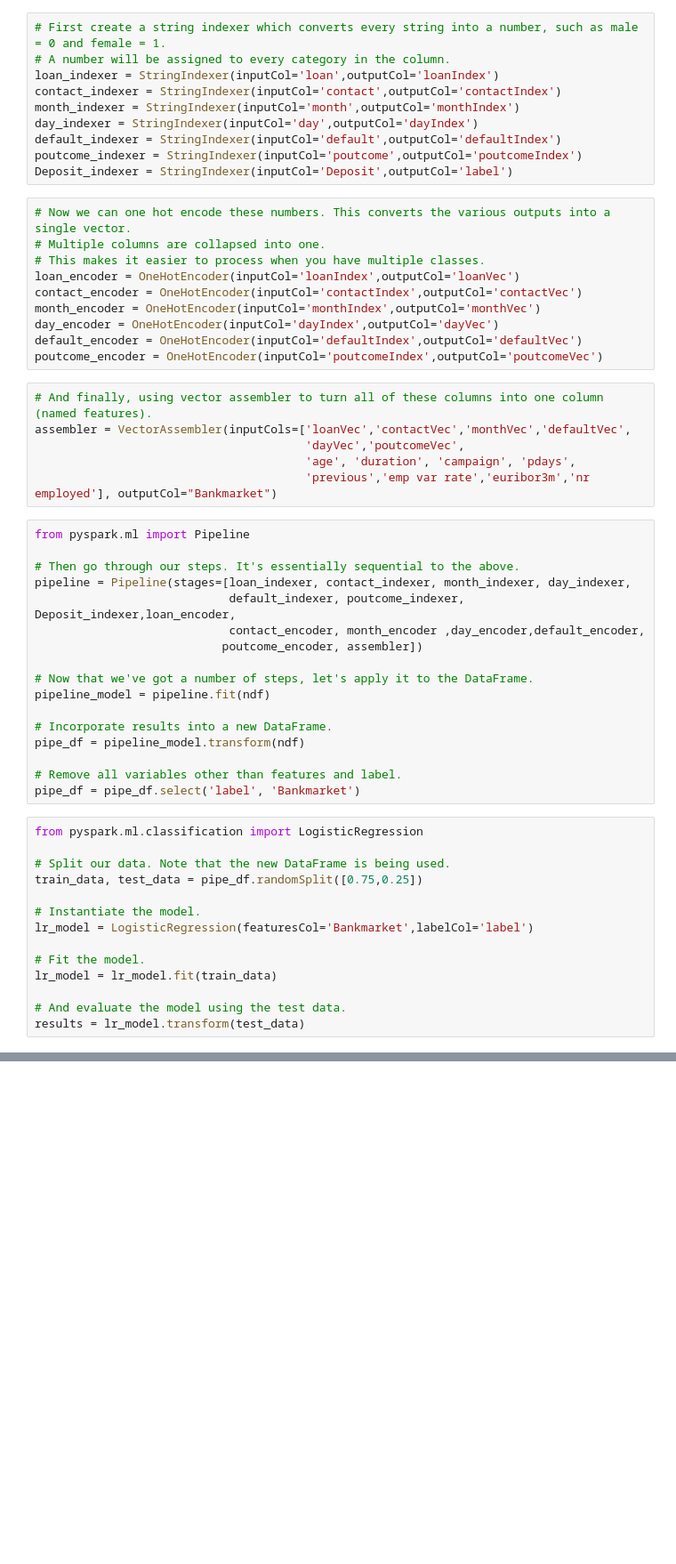
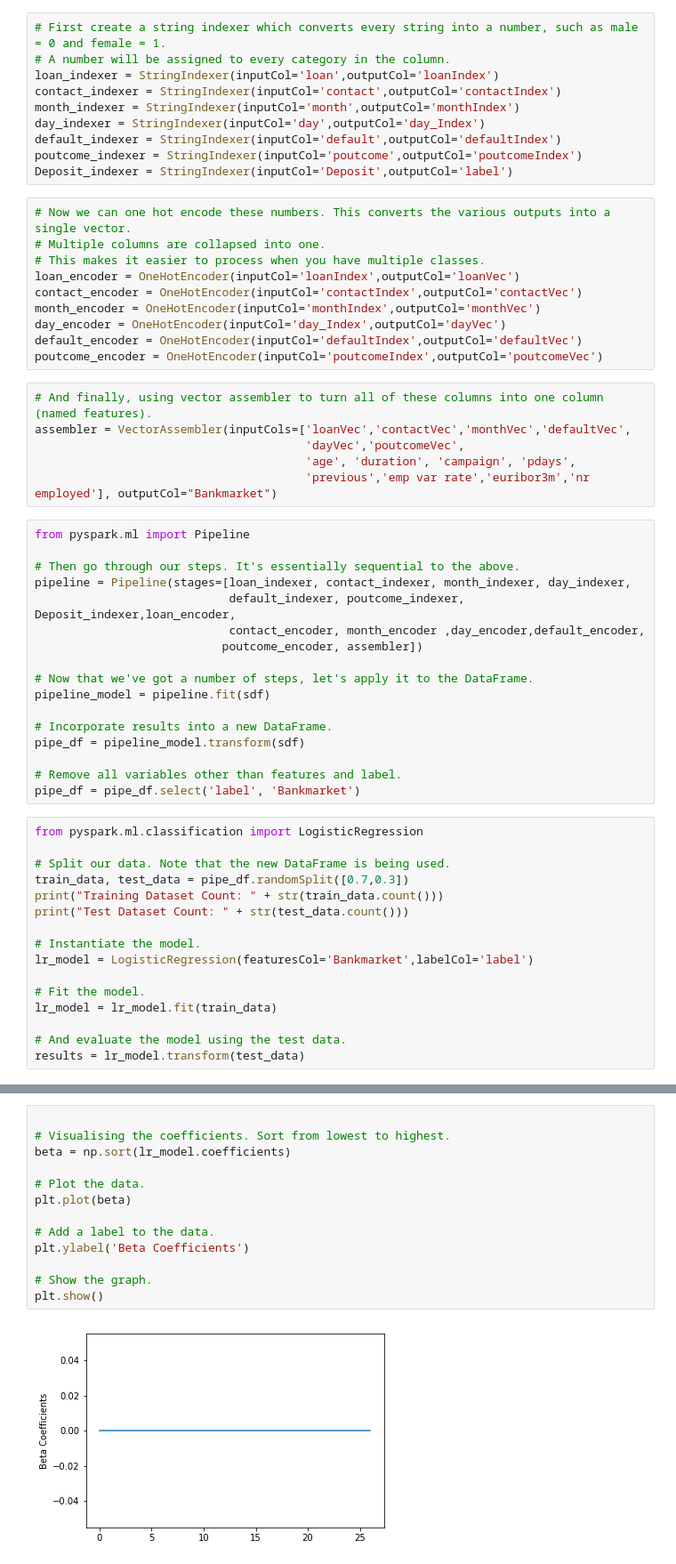
Before and after one commit to dchu837/Assignment-4, a Jupyter notebook: Assignment 4 BDAS.ipynb, the cells around one changed output, grey strips where cells are left out. Shown: that part at 89% size. Drawn from its saved outputs; the diff is of its cells as text; blank space fills up the shorter version.

```diff
--- a/Assignment 4 BDAS.ipynb
+++ b/Assignment 4 BDAS.ipynb
@@ -283,7 +243,7 @@ from pyspark.ml.feature import (VectorAssembler, StringIndexer, VectorIndexer, O
 loan_indexer = StringIndexer(inputCol='loan',outputCol='loanIndex')
 contact_indexer = StringIndexer(inputCol='contact',outputCol='contactIndex')
 month_indexer = StringIndexer(inputCol='month',outputCol='monthIndex')
-day_indexer = StringIndexer(inputCol='day',outputCol='dayIndex')
+day_indexer = StringIndexer(inputCol='day',outputCol='day_Index')
 default_indexer = StringIndexer(inputCol='default',outputCol='defaultIndex')
 poutcome_indexer = StringIndexer(inputCol='poutcome',outputCol='poutcomeIndex')
 Deposit_indexer = StringIndexer(inputCol='Deposit',outputCol='label')
@@ -294,7 +254,7 @@ Deposit_indexer = StringIndexer(inputCol='Deposit',outputCol='label')
 loan_encoder = OneHotEncoder(inputCol='loanIndex',outputCol='loanVec')
 contact_encoder = OneHotEncoder(inputCol='contactIndex',outputCol='contactVec')
 month_encoder = OneHotEncoder(inputCol='monthIndex',outputCol='monthVec')
-day_encoder = OneHotEncoder(inputCol='dayIndex',outputCol='dayVec')
+day_encoder = OneHotEncoder(inputCol='day_Index',outputCol='dayVec')
 default_encoder = OneHotEncoder(inputCol='defaultIndex',outputCol='defaultVec')
 poutcome_encoder = OneHotEncoder(inputCol='poutcomeIndex',outputCol='poutcomeVec')
 # %%
@@ -313,10 +273,10 @@ pipeline = Pipeline(stages=[loan_indexer, contact_indexer, month_indexer, day_in
                            poutcome_encoder, assembler])
 
 # Now that we've got a number of steps, let's apply it to the DataFrame.
-pipeline_model = pipeline.fit(ndf)
+pipeline_model = pipeline.fit(sdf)
 
 # Incorporate results into a new DataFrame.
-pipe_df = pipeline_model.transform(ndf)
+pipe_df = pipeline_model.transform(sdf)
 
 # Remove all variables other than features and label.
 pipe_df = pipe_df.select('label', 'Bankmarket')
@@ -324,7 +284,9 @@ pipe_df = pipe_df.select('label', 'Bankmarket')
 from pyspark.ml.classification import LogisticRegression
 
 # Split our data. Note that the new DataFrame is being used.
-train_data, test_data = pipe_df.randomSplit([0.75,0.25])
+train_data, test_data = pipe_df.randomSplit([0.7,0.3])
+print("Training Dataset Count: " + str(train_data.count()))
+print("Test Dataset Count: " + str(test_data.count()))
 
 # Instantiate the model.
 lr_model = LogisticRegression(featuresCol='Bankmarket',labelCol='label')
@@ -341,0 +302,15 @@ Py4JJavaError: An error occurred while calling o4727.fit.
+# %%
+
+# Visualising the coefficients. Sort from lowest to highest.
+beta = np.sort(lr_model.coefficients)
+
+# Plot the data.
+plt.plot(beta)
+
+# Add a label to the data.
+plt.ylabel('Beta Coefficients')
+
+# Show the graph.
+plt.show()
+# %% [output]
+[figure, added]
```
Also changed, not shown: parts of 25 cells of this notebook, 1 other file.
